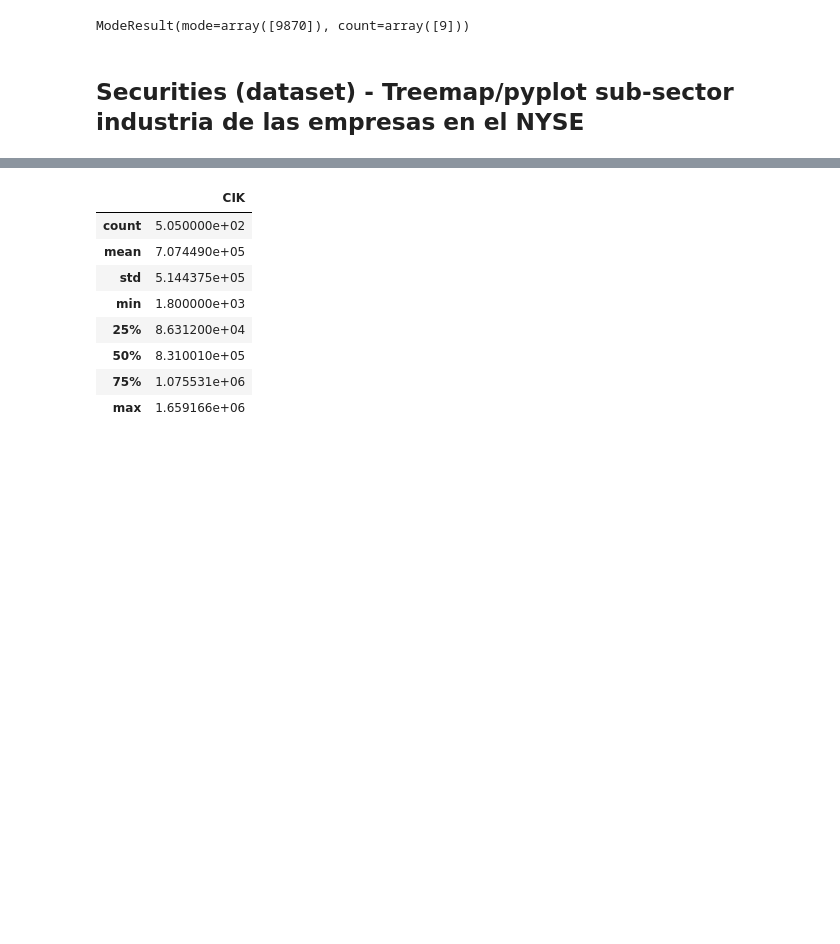
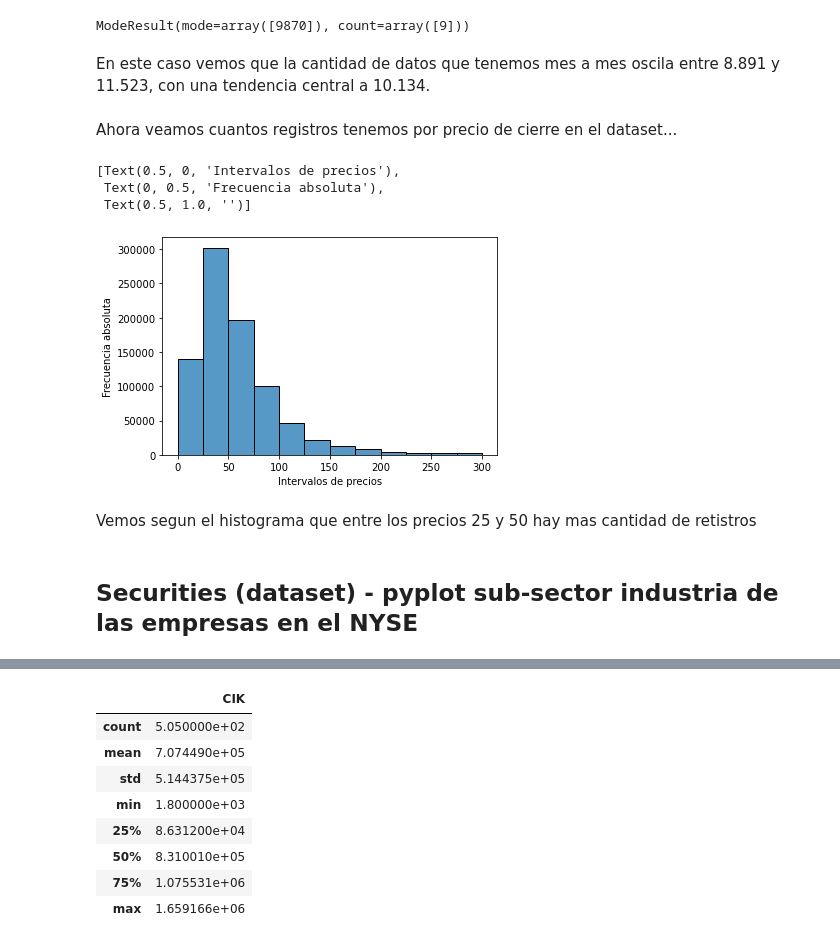
Before and after one commit to Dotto-Luis/CoderHouse-Challenges, a Jupyter notebook: Projects/Analisis_univariado.ipynb, the cells around one changed output, grey strips where cells are left out. Saved outputs shown, nothing was run; the diff lists cells and outputs as text; code cells hidden in the pictures; blank space fills up the shorter version.

```diff
--- a/Projects/Analisis_univariado.ipynb
+++ b/Projects/Analisis_univariado.ipynb
@@ -73,8 +84,22 @@ scipy.stats.hmean(monthly_prices) # Media armonica
 scipy.stats.mode(monthly_prices) # Moda
 # %% [output]
 ModeResult(mode=array([9870]), count=array([9]))
+# %% [markdown]
+En este caso vemos que la cantidad de datos que tenemos mes a mes oscila entre 8.891 y 11.523, con una tendencia central a 10.134.
+# %% [markdown]
+Ahora veamos cuantos registros tenemos por precio de cierre en el dataset...
+# %%
+histplot_salary = sns.histplot(data=prices, x="close",bins=[0,25,50,75,100,125,150,175,200,225,250,275,300])
+histplot_salary.set(xlabel='Intervalos de precios', ylabel='Frecuencia absoluta',title='')
+# %% [output]
+[Text(0.5, 0, 'Intervalos de precios'),
+ Text(0, 0.5, 'Frecuencia absoluta'),
+ Text(0.5, 1.0, '')]
+[figure, added]
+# %% [markdown]
+Vemos segun el histograma que entre los precios 25 y 50 hay mas cantidad de retistros
 # %% [markdown]
-## Securities (dataset) - Treemap/pyplot sub-sector industria de las empresas en el NYSE
+## Securities (dataset) - pyplot sub-sector industria de las empresas en el NYSE
 # %%
 securities = pd.read_csv('securities.csv')
 securities
```
Also changed, not shown: parts of 12 cells of this notebook.
